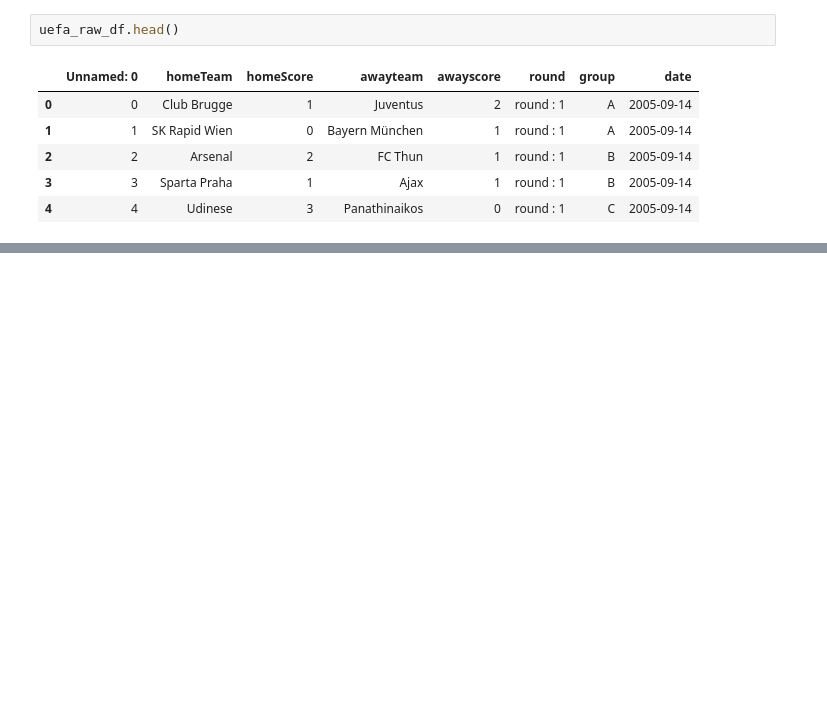
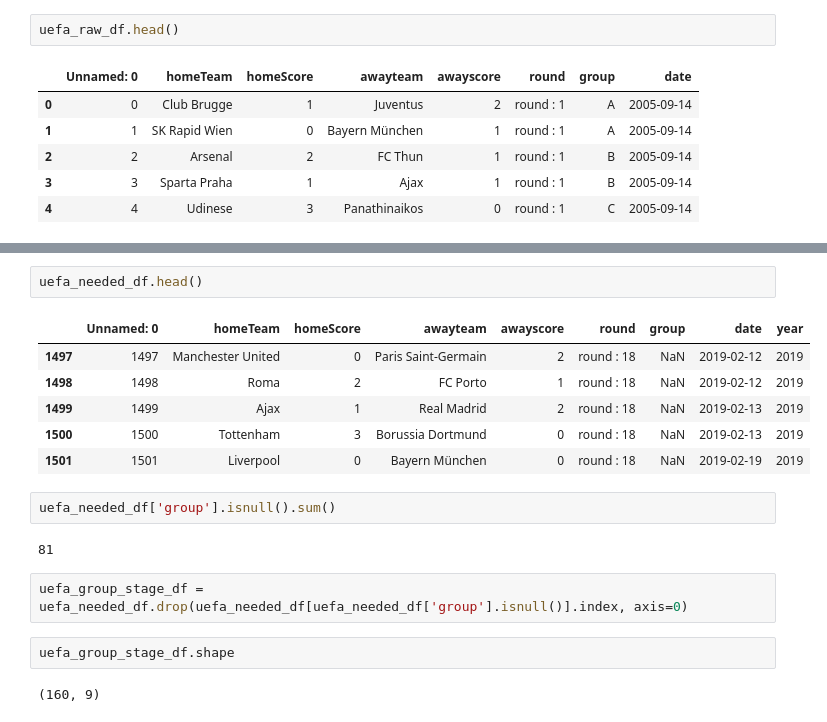
Before and after one commit to ZaidSultan10/champions-league-winner-prediction, a Jupyter notebook: UEFA_Champions_League_Winner_Prediction-checkpoint.ipynb, the cells around one changed output, grey strips where cells are left out. Drawn from its saved outputs; the diff is of its cells as text; blank space fills up the shorter version.

```diff
--- a/UEFA_Champions_League_Winner_Prediction-checkpoint.ipynb
+++ b/UEFA_Champions_League_Winner_Prediction-checkpoint.ipynb
@@ -64,0 +152,19 @@ uefa_raw_df.head()
+# %%
+uefa_needed_df.head()
+# %% [output]
+|  | Unnamed: 0 | homeTeam | homeScore | awayteam | awayscore | round | group | date | year |
+| 1497 | 1497 | Manchester United | 0 | Paris Saint-Germain | 2 | round : 18 | NaN | 2019-02-12 | 2019 |
+| 1498 | 1498 | Roma | 2 | FC Porto | 1 | round : 18 | NaN | 2019-02-12 | 2019 |
+| 1499 | 1499 | Ajax | 1 | Real Madrid | 2 | round : 18 | NaN | 2019-02-13 | 2019 |
+| 1500 | 1500 | Tottenham | 3 | Borussia Dortmund | 0 | round : 18 | NaN | 2019-02-13 | 2019 |
+| 1501 | 1501 | Liverpool | 0 | Bayern München | 0 | round : 18 | NaN | 2019-02-19 | 2019 |
+# %%
+uefa_needed_df['group'].isnull().sum()
+# %% [output]
+81
+# %%
+uefa_group_stage_df = uefa_needed_df.drop(uefa_needed_df[uefa_needed_df['group'].isnull()].index, axis=0)
+# %%
+uefa_group_stage_df.shape
+# %% [output]
+(160, 9)
```
Also changed, not shown: parts of 23 cells of this notebook.
